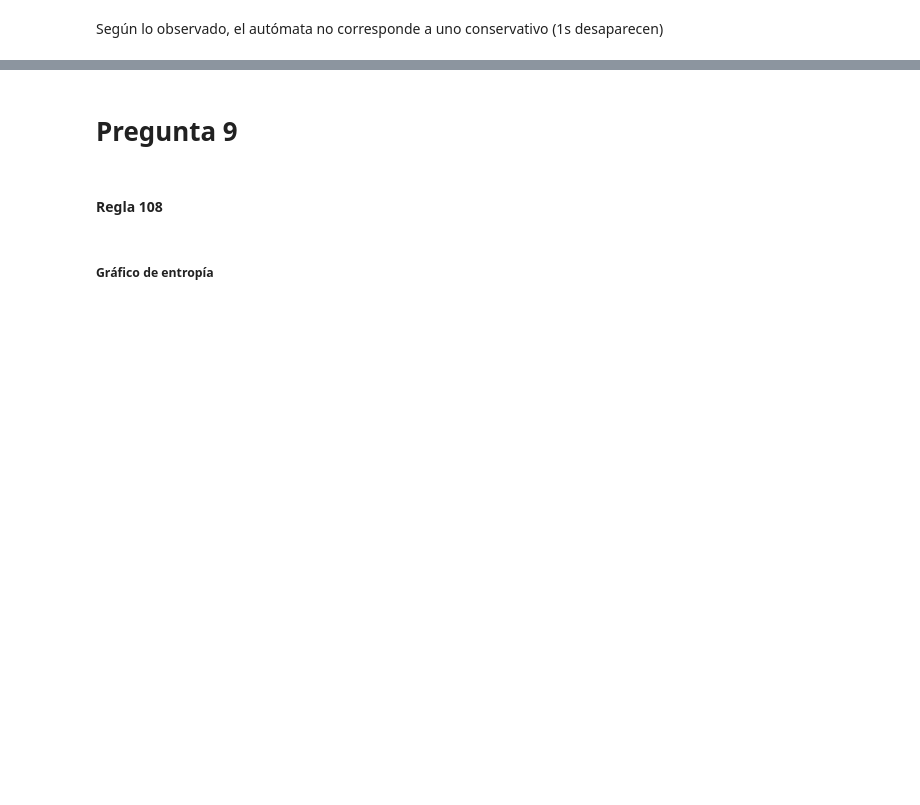
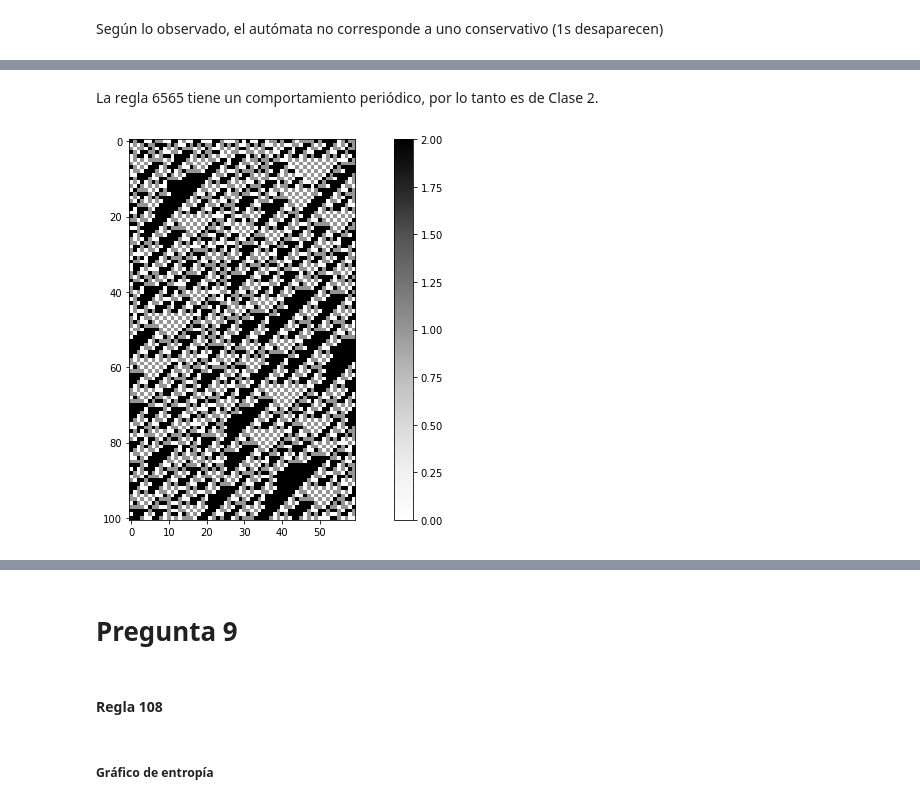
Before and after one commit to JavierL1/Tarea2-3, a Jupyter notebook: Tarea 2+3.ipynb, the cells around one changed output, grey strips where cells are left out. Cells and saved outputs as stored; diff of their text form; code cells hidden in the pictures; blank space fills up the shorter version.

```diff
--- a/Tarea 2+3.ipynb
+++ b/Tarea 2+3.ipynb
@@ -194,0 +289,11 @@ Según lo observado, el autómata no corresponde a uno conservativo (1s desapare
+# %% [markdown]
+La regla 6565 tiene un comportamiento periódico, por lo tanto es de Clase 2.
+# %%
+init = random_state3(60)
+regla33 = terRule(1561156198126216)
+# Estado inicial es un string
+ac33 = Autocelu(init, regla33, -1, 1)
+ac33.iter(100)
+ac33.view(1)
+# %% [output]
+[figure, added]
```
Also changed, not shown: parts of 13 cells of this notebook.
